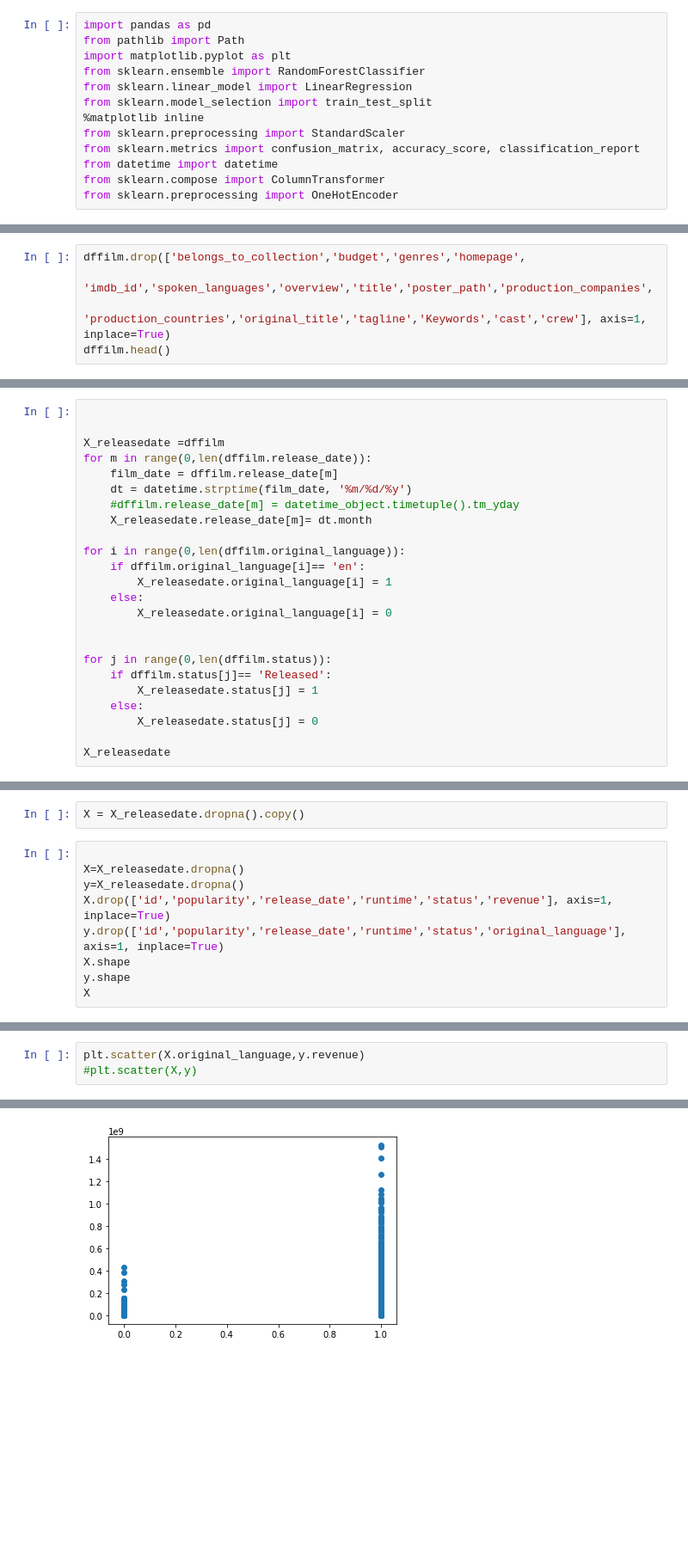
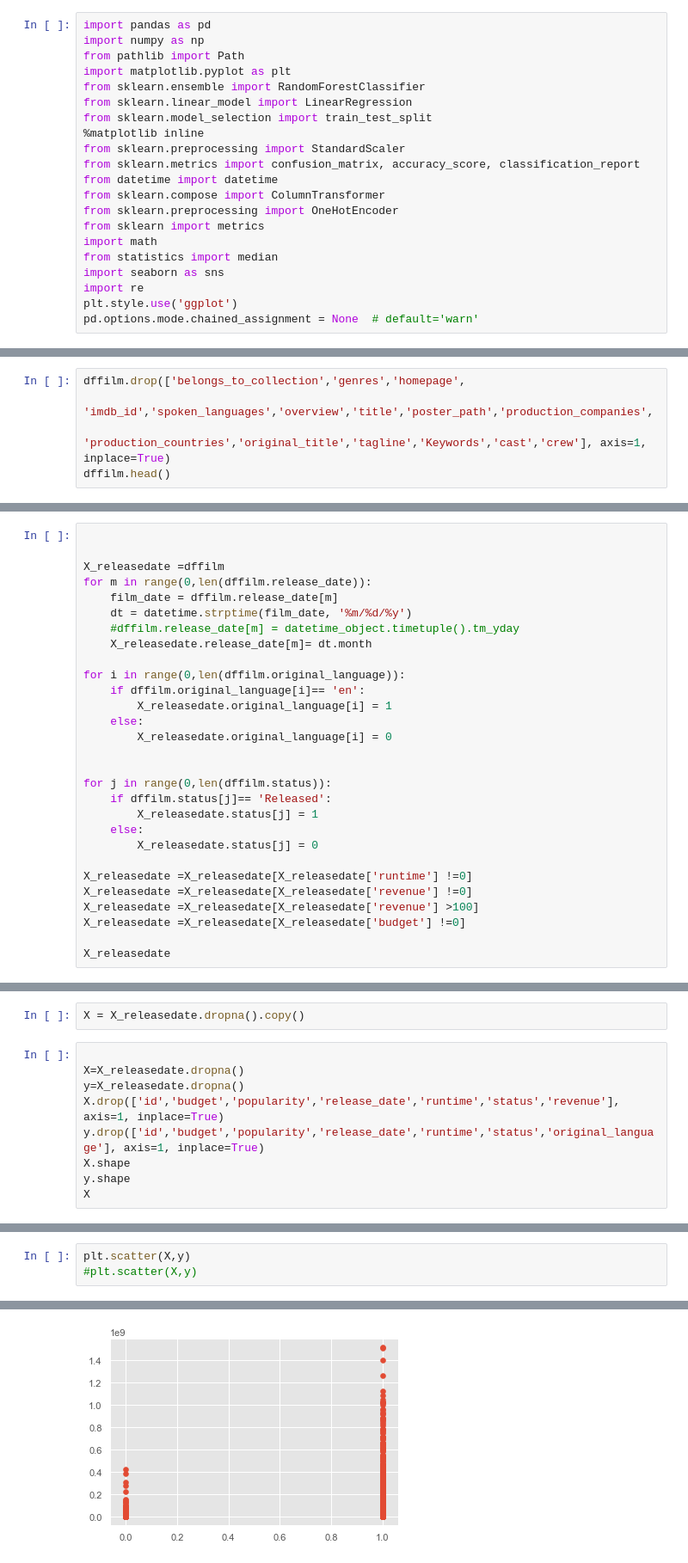
Before and after one commit to nairrekhabr/WorldwideBoxOfficeRevenue, a Jupyter notebook: FilmOriginal_lang_linearRegression_Revenue_.ipynb, the cells around one changed output, grey strips where cells are left out. Shown at 86% size. Saved outputs shown, nothing was run; the diff lists cells and outputs as text; blank space fills up the shorter version.

```diff
--- a/FilmOriginal_lang_linearRegression_Revenue_.ipynb
+++ b/FilmOriginal_lang_linearRegression_Revenue_.ipynb
@@ -1,5 +1,6 @@
 # %%
 import pandas as pd
+import numpy as np
 from pathlib import Path
 import matplotlib.pyplot as plt
 from sklearn.ensemble import RandomForestClassifier
@@ -11,10 +12,17 @@ from sklearn.metrics import confusion_matrix, accuracy_score, classification_rep
 from datetime import datetime
 from sklearn.compose import ColumnTransformer
 from sklearn.preprocessing import OneHotEncoder
+from sklearn import metrics
+import math
+from statistics import median
+import seaborn as sns
+import re
+plt.style.use('ggplot')
+pd.options.mode.chained_assignment = None  # default='warn'
 # %%
 dffilm = pd.read_csv(Path('./Resources/train.csv'))
 # %%
-dffilm.drop(['belongs_to_collection','budget','genres','homepage',
+dffilm.drop(['belongs_to_collection','genres','homepage',
             'imdb_id','spoken_languages','overview','title','poster_path','production_companies',
             'production_countries','original_title','tagline','Keywords','cast','crew'], axis=1, inplace=True)
 dffilm.head()
@@ -64,5 +72,10 @@ for j in range(0,len(dffilm.status)):
     else:
         X_releasedate.status[j] = 0
 
+X_releasedate =X_releasedate[X_releasedate['runtime'] !=0]
+X_releasedate =X_releasedate[X_releasedate['revenue'] !=0]
+X_releasedate =X_releasedate[X_releasedate['revenue'] >100]
+X_releasedate =X_releasedate[X_releasedate['budget'] !=0]
+
 X_releasedate
 # %% [output]
@@ -109,8 +102,8 @@ X = X_releasedate.dropna().copy()
 
 X=X_releasedate.dropna()
 y=X_releasedate.dropna()
-X.drop(['id','popularity','release_date','runtime','status','revenue'], axis=1, inplace=True)
-y.drop(['id','popularity','release_date','runtime','status','original_language'], axis=1, inplace=True)
+X.drop(['id','budget','popularity','release_date','runtime','status','revenue'], axis=1, inplace=True)
+y.drop(['id','budget','popularity','release_date','runtime','status','original_language'], axis=1, inplace=True)
 X.shape
 y.shape
 X
@@ -135,6 +124,6 @@ See the caveats in the documentation: https://pandas.pydata.org/pandas-docs/stab
 # %%
-plt.scatter(X.original_language,y.revenue)
+plt.scatter(X,y)
 #plt.scatter(X,y)
 # %% [output]
 <matplotlib.collections.PathCollection at 0x...>
-[figure, old version]
+[figure, new version]
```
Also changed, not shown: parts of 28 cells of this notebook, 11 other files.
